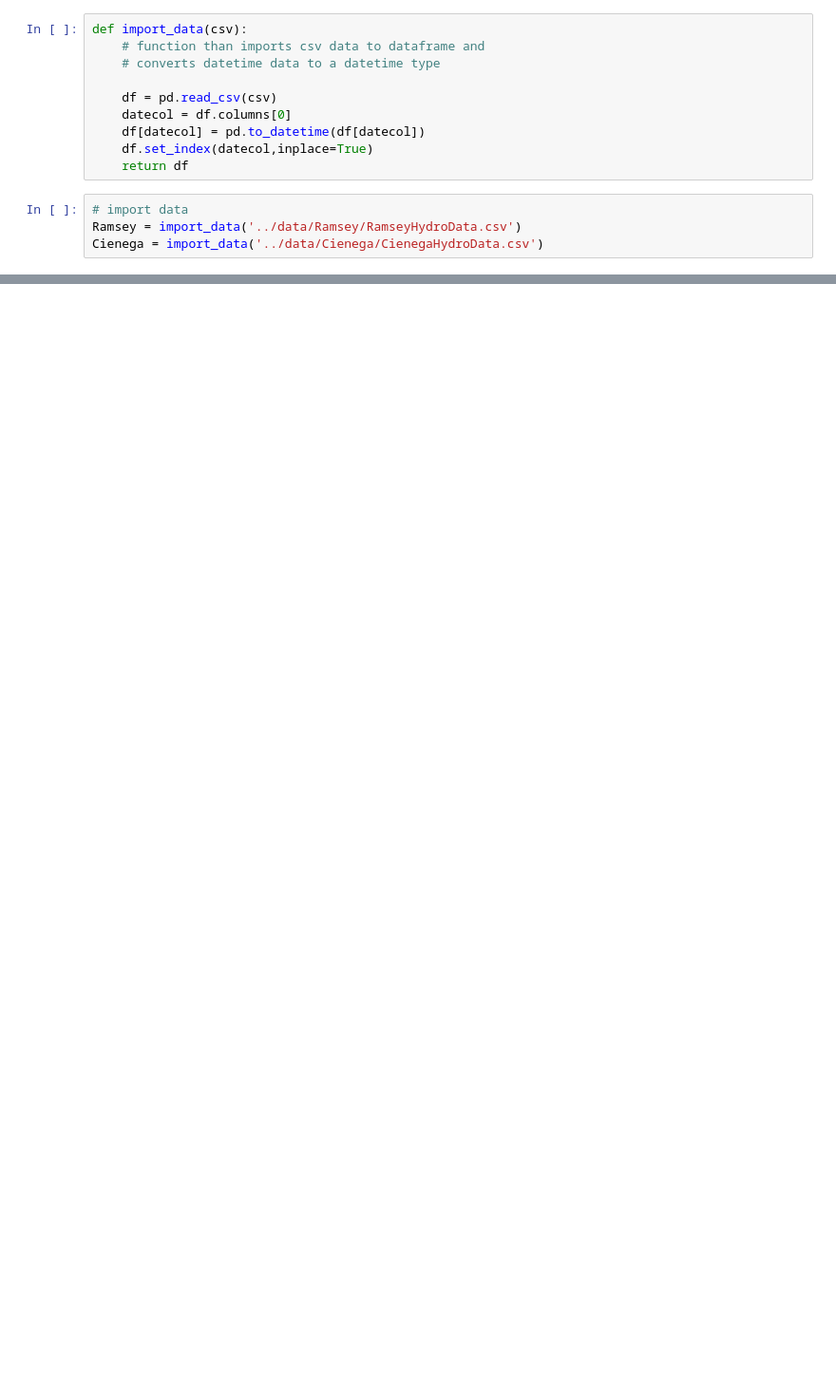
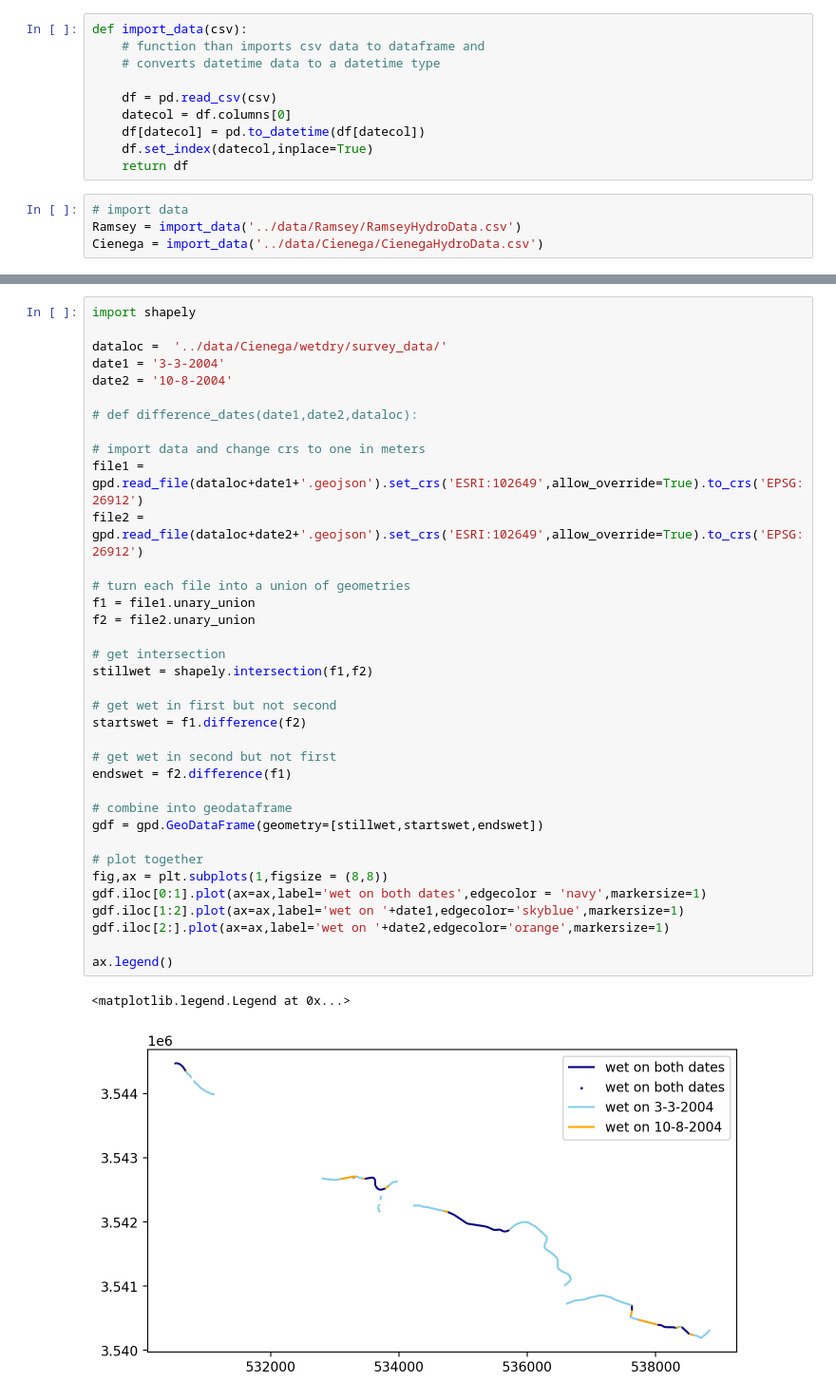
Before and after one commit to lapidesd/SanPedro_wetdry_pilot, a Jupyter notebook: code/Example_for_Agnes.ipynb, the cells around one changed output, grey strips where cells are left out. Shown at 95% size. Cells and saved outputs as stored; diff of their text form; blank space fills up the shorter version.

```diff
--- a/code/Example_for_Agnes.ipynb
+++ b/code/Example_for_Agnes.ipynb
@@ -31,0 +35,39 @@ Text(0.5, 1.0, 'Ramsey Canyon')
+# %%
+import shapely
+
+dataloc =  '../data/Cienega/wetdry/survey_data/'
+date1 = '3-3-2004'
+date2 = '10-8-2004'
+
+# def difference_dates(date1,date2,dataloc):
+
+# import data and change crs to one in meters
+file1 = gpd.read_file(dataloc+date1+'.geojson').set_crs('ESRI:102649',allow_override=True).to_crs('EPSG:26912')
+file2 = gpd.read_file(dataloc+date2+'.geojson').set_crs('ESRI:102649',allow_override=True).to_crs('EPSG:26912')
+
+# turn each file into a union of geometries
+f1 = file1.unary_union
+f2 = file2.unary_union
+
+# get intersection
+stillwet = shapely.intersection(f1,f2)
+
+# get wet in first but not second
+startswet = f1.difference(f2)
+
+# get wet in second but not first
+endswet = f2.difference(f1)
+
+# combine into geodataframe
+gdf = gpd.GeoDataFrame(geometry=[stillwet,startswet,endswet])
+
+# plot together
+fig,ax = plt.subplots(1,figsize = (8,8))
+gdf.iloc[0:1].plot(ax=ax,label='wet on both dates',edgecolor = 'navy',markersize=1)
+gdf.iloc[1:2].plot(ax=ax,label='wet on '+date1,edgecolor='skyblue',markersize=1)
+gdf.iloc[2:].plot(ax=ax,label='wet on '+date2,edgecolor='orange',markersize=1)
+
+ax.legend()
+# %% [output]
+<matplotlib.legend.Legend at 0x...>
+[figure, added]
```
Also changed, not shown: parts of 2 cells of this notebook, 7 other files.
